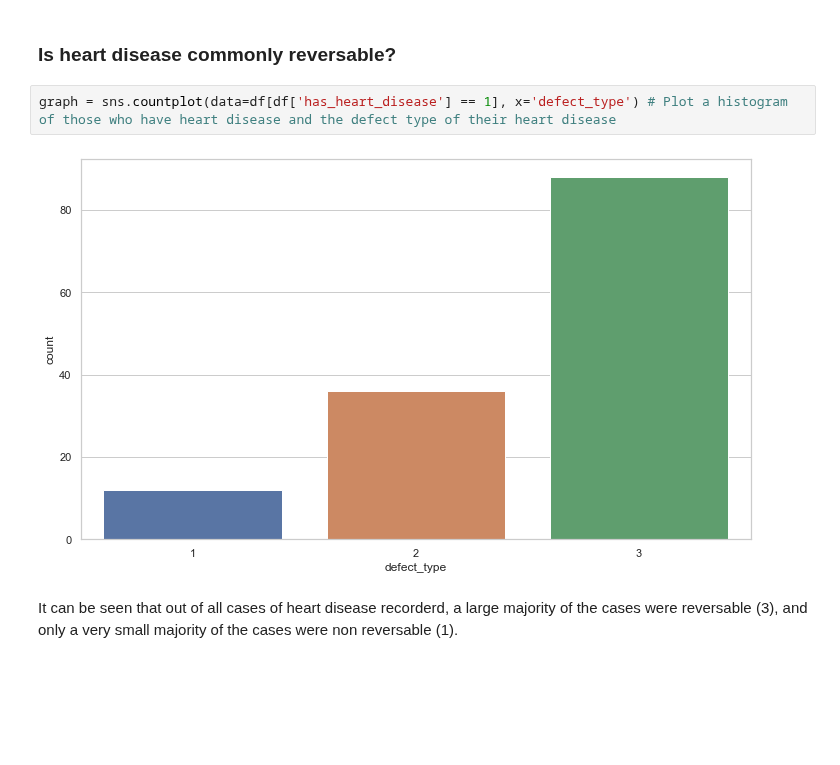
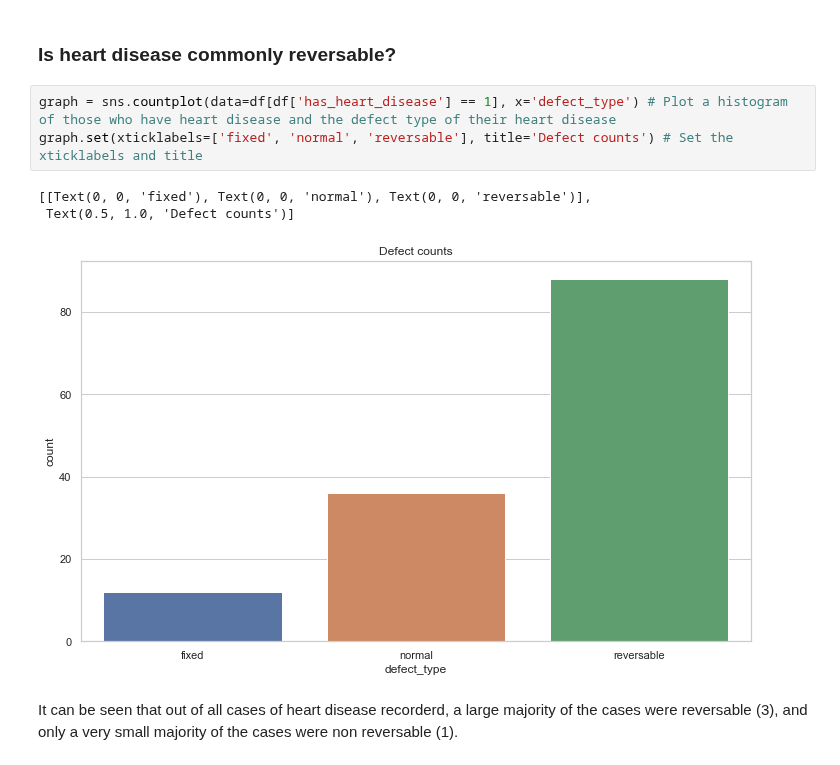
Before and after one commit to BenGOsborn/Heart-Disease-Classification, a Jupyter notebook: heart-disease-analysis.ipynb, the cells around one changed output. Cells and saved outputs as stored; diff of their text form; blank space fills up the shorter version.

```diff
--- a/heart-disease-analysis.ipynb
+++ b/heart-disease-analysis.ipynb
@@ -184,8 +184,11 @@ To conclude this section it can be seen that patients 50 years and above are at
 ### Is heart disease commonly reversable?
 # %%
 graph = sns.countplot(data=df[df['has_heart_disease'] == 1], x='defect_type') # Plot a histogram of those who have heart disease and the defect type of their heart disease
+graph.set(xticklabels=['fixed', 'normal', 'reversable'], title='Defect counts') # Set the xticklabels and title
 # %% [output]
+[[Text(0, 0, 'fixed'), Text(0, 0, 'normal'), Text(0, 0, 'reversable')],
+ Text(0.5, 1.0, 'Defect counts')]
-[figure, old version]
+[figure, new version]
 # %% [markdown]
 It can be seen that out of all cases of heart disease recorderd, a large majority of the cases were reversable (3), and only a very small majority of the cases were non reversable (1).
 # %% [markdown]
```
Also changed, not shown: parts of 5 cells of this notebook.
